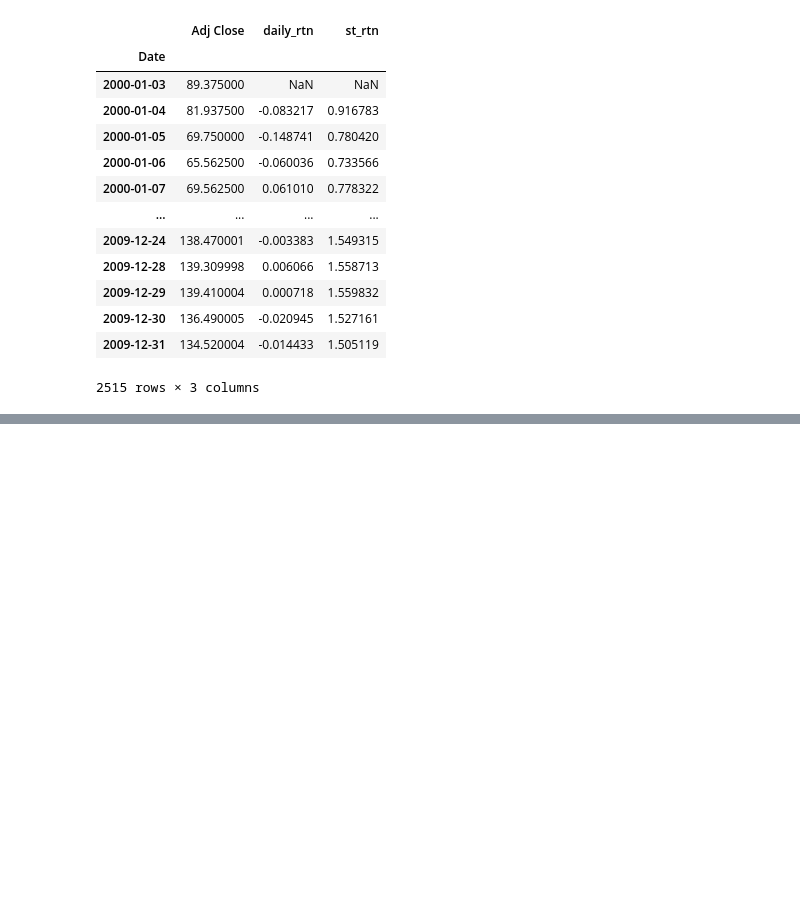
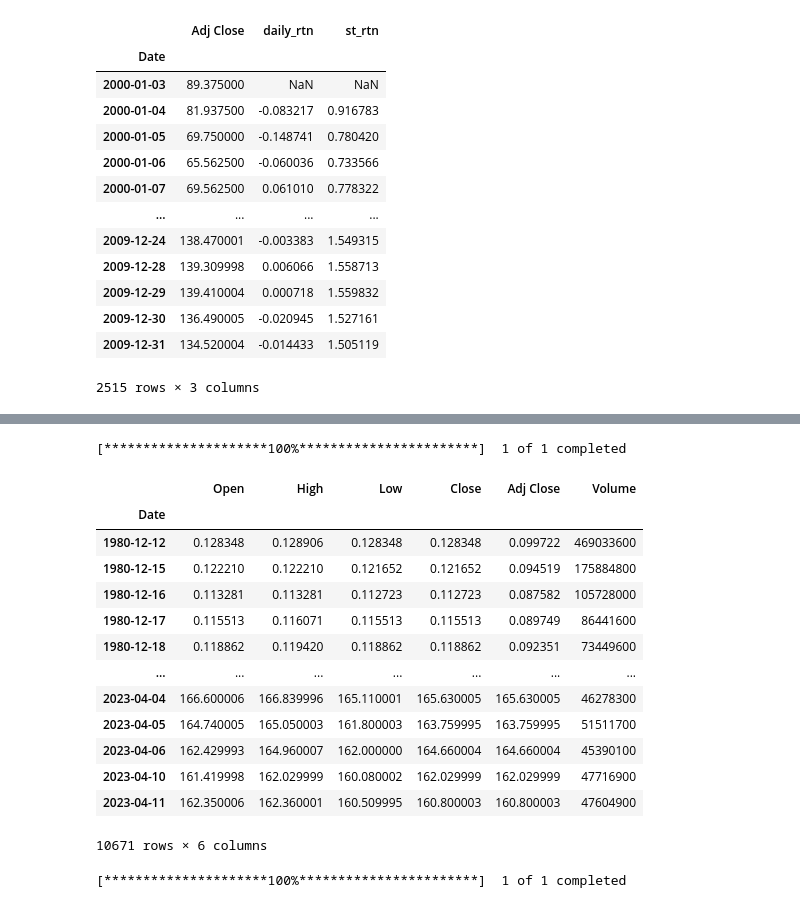
Before and after one commit to sejinhwang97ko/2023prac, a Jupyter notebook: 20230412/02_buyandhold.ipynb, the cells around one changed output, grey strips where cells are left out. Saved outputs shown, nothing was run; the diff lists cells and outputs as text; code cells hidden in the pictures; blank space fills up the shorter version.

```diff
--- a/20230412/02_buyandhold.ipynb
+++ b/20230412/02_buyandhold.ipynb
@@ -332,0 +355,22 @@ See the caveats in the documentation: https://pandas.pydata.org/pandas-docs/stab
+# %%
+yf.download("AAPL")
+# %% [output]
+[*********************100%***********************]  1 of 1 completed
+|  | Open | High | Low | Close | Adj Close | Volume |
+| Date |  |  |  |  |  |  |
+| 1980-12-12 | 0.128348 | 0.128906 | 0.128348 | 0.128348 | 0.099722 | 469033600 |
+| 1980-12-15 | 0.122210 | 0.122210 | 0.121652 | 0.121652 | 0.094519 | 175884800 |
+| 1980-12-16 | 0.113281 | 0.113281 | 0.112723 | 0.112723 | 0.087582 | 105728000 |
+| 1980-12-17 | 0.115513 | 0.116071 | 0.115513 | 0.115513 | 0.089749 | 86441600 |
+| 1980-12-18 | 0.118862 | 0.119420 | 0.118862 | 0.118862 | 0.092351 | 73449600 |
+| ... | ... | ... | ... | ... | ... | ... |
+| 2023-04-04 | 166.600006 | 166.839996 | 165.110001 | 165.630005 | 165.630005 | 46278300 |
+| 2023-04-05 | 164.740005 | 165.050003 | 161.800003 | 163.759995 | 163.759995 | 51511700 |
+| 2023-04-06 | 162.429993 | 164.960007 | 162.000000 | 164.660004 | 164.660004 | 45390100 |
+| 2023-04-10 | 161.419998 | 162.029999 | 160.080002 | 162.029999 | 162.029999 | 47716900 |
+| 2023-04-11 | 162.350006 | 162.360001 | 160.509995 | 160.800003 | 160.800003 | 47604900 |
+10671 rows × 6 columns
+# %%
+df = yf.download("AAPL")
+# %% [output]
+[*********************100%***********************]  1 of 1 completed
```
Also changed, not shown: parts of 5 cells of this notebook, 2 other files.
